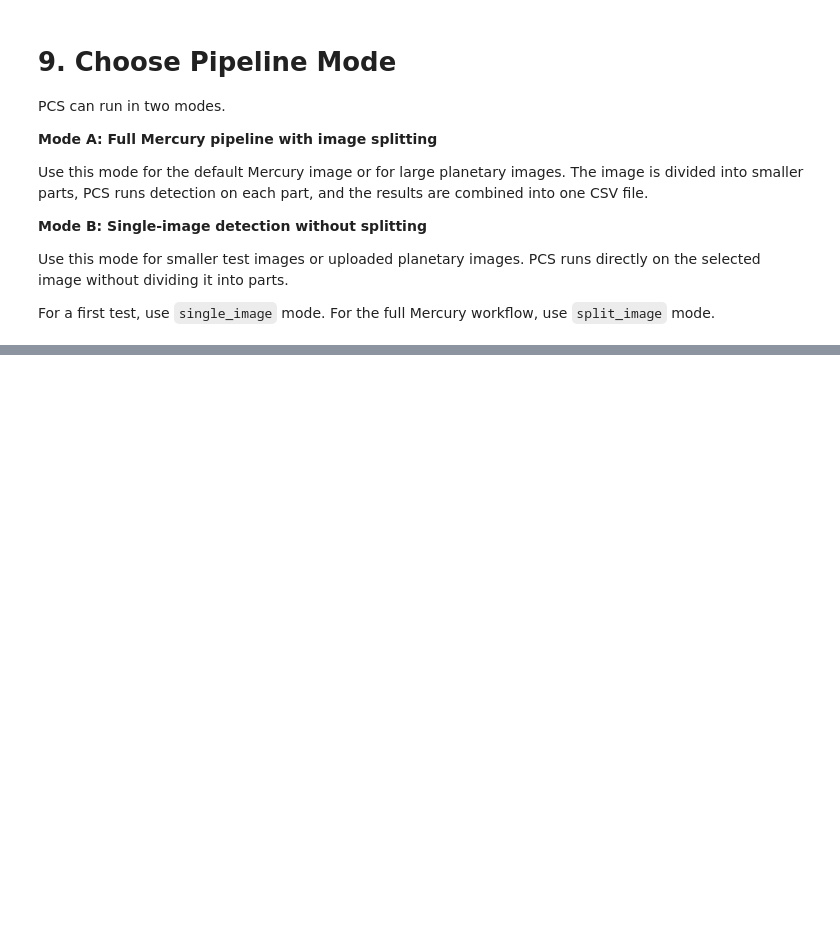
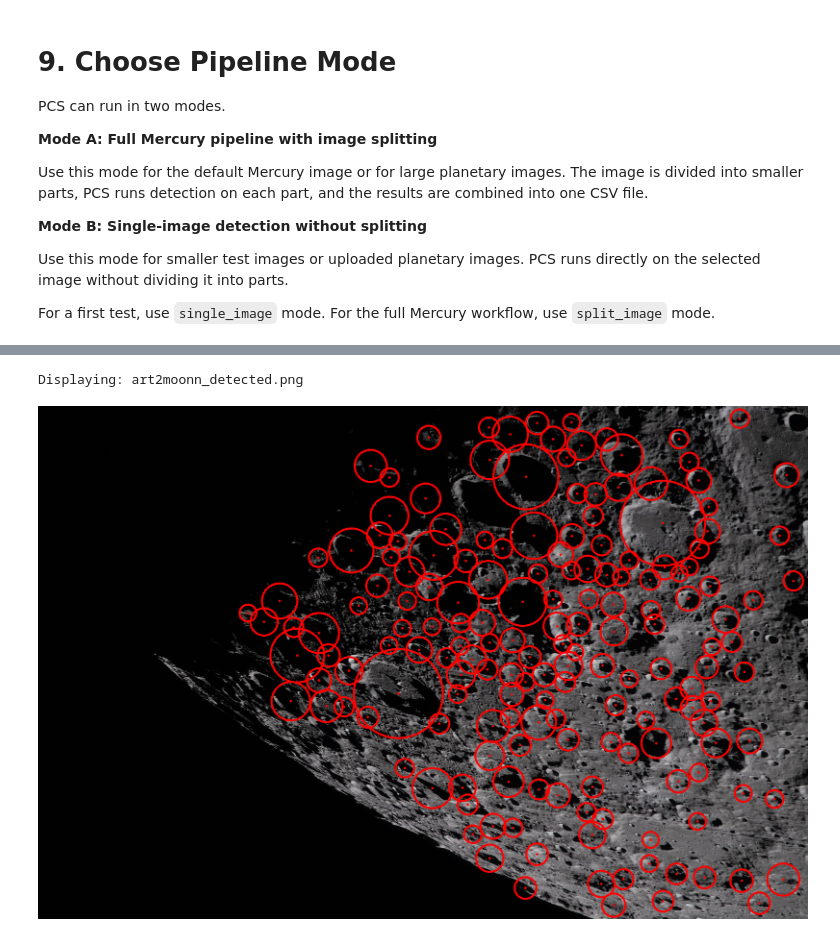
Before and after one commit to dajuarez4/MooCraDee, a Jupyter notebook: notebooks/PCS_GPU_Demo.ipynb, the cells around one changed output, grey strips where cells are left out. Drawn from its saved outputs; the diff is of its cells as text; code cells hidden in the pictures; blank space fills up the shorter version.

```diff
--- a/notebooks/PCS_GPU_Demo.ipynb
+++ b/notebooks/PCS_GPU_Demo.ipynb
@@ -214,7 +215,7 @@ Supported image formats include `.jpg`, and `.png`.
 from google.colab import files
 from pathlib import Path
 
-use_uploaded_image = False  # Change to True if you want to upload your own image
+use_uploaded_image = True  # Change to True if you want to upload your own image
 
 if use_uploaded_image:
     uploaded = files.upload()
@@ -283,7 +286,7 @@ pipeline_mode = "split_image"  # Options: "single_image" or "split_image"
 
 # Number of image parts for split_image mode.
 # This must be a positive even number: 2, 4, 6, 8, ...
-n_splits = 4
+n_splits = 2
 
 print("Selected pipeline mode:", pipeline_mode)
 
@@ -450,0 +458,23 @@ drive.mount('/content/drive')
+# %%
+from IPython.display import Image, display
+from pathlib import Path
+
+if pipeline_mode == "single_image":
+    if output_image.exists():
+        print("Displaying:", output_image)
+        display(Image(filename=str(output_image)))
+    else:
+        print("Output image not found:", output_image)
+
+elif pipeline_mode == "split_image":
+    part_number = 3  # Change this number to view another part
+    split_output_image = Path(f"{image_path.stem}_split_{n_splits}") / f"part_{part_number}" / "detected.png"
+
+    if split_output_image.exists():
+        print("Displaying:", split_output_image)
+        display(Image(filename=str(split_output_image)))
+    else:
+        print("Output image not found:", split_output_image)
+# %% [output]
+Displaying: art2moonn_detected.png
+[figure, added]
```
Also changed, not shown: parts of 32 cells of this notebook.
